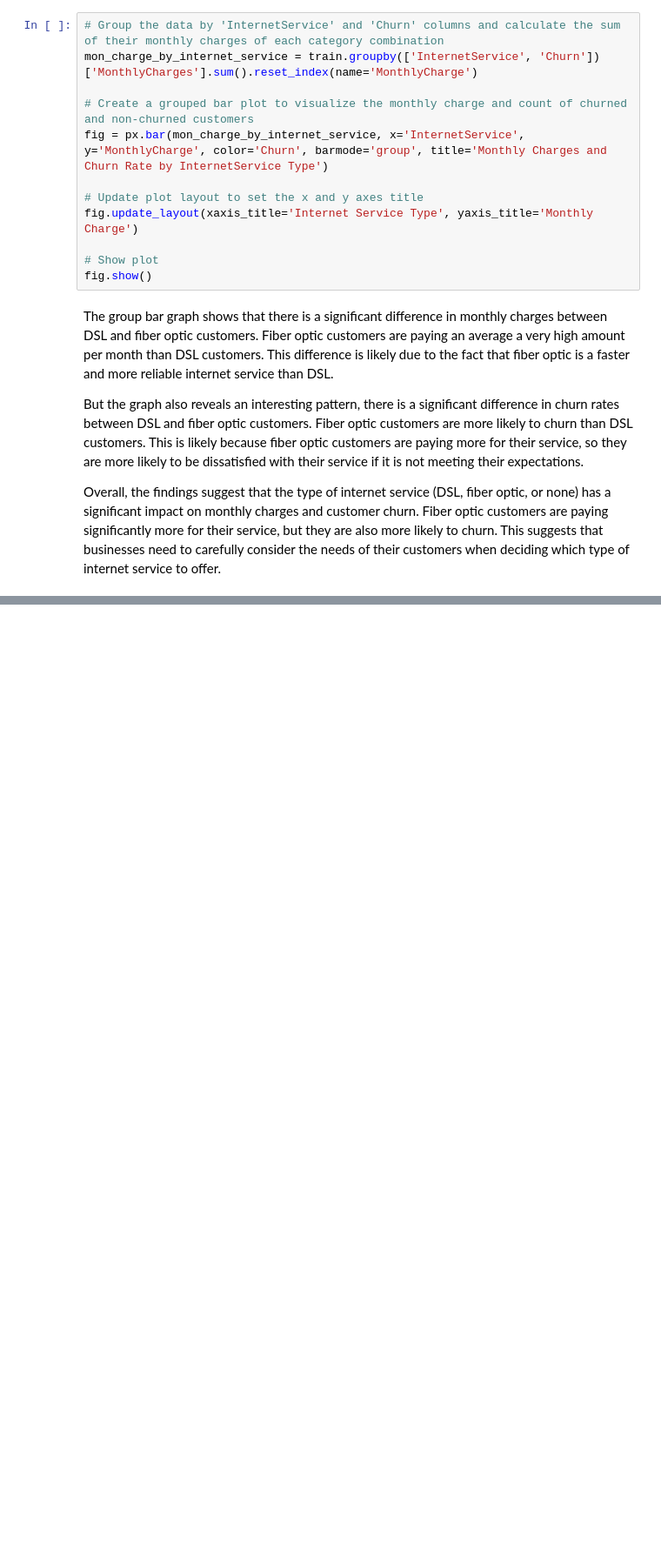
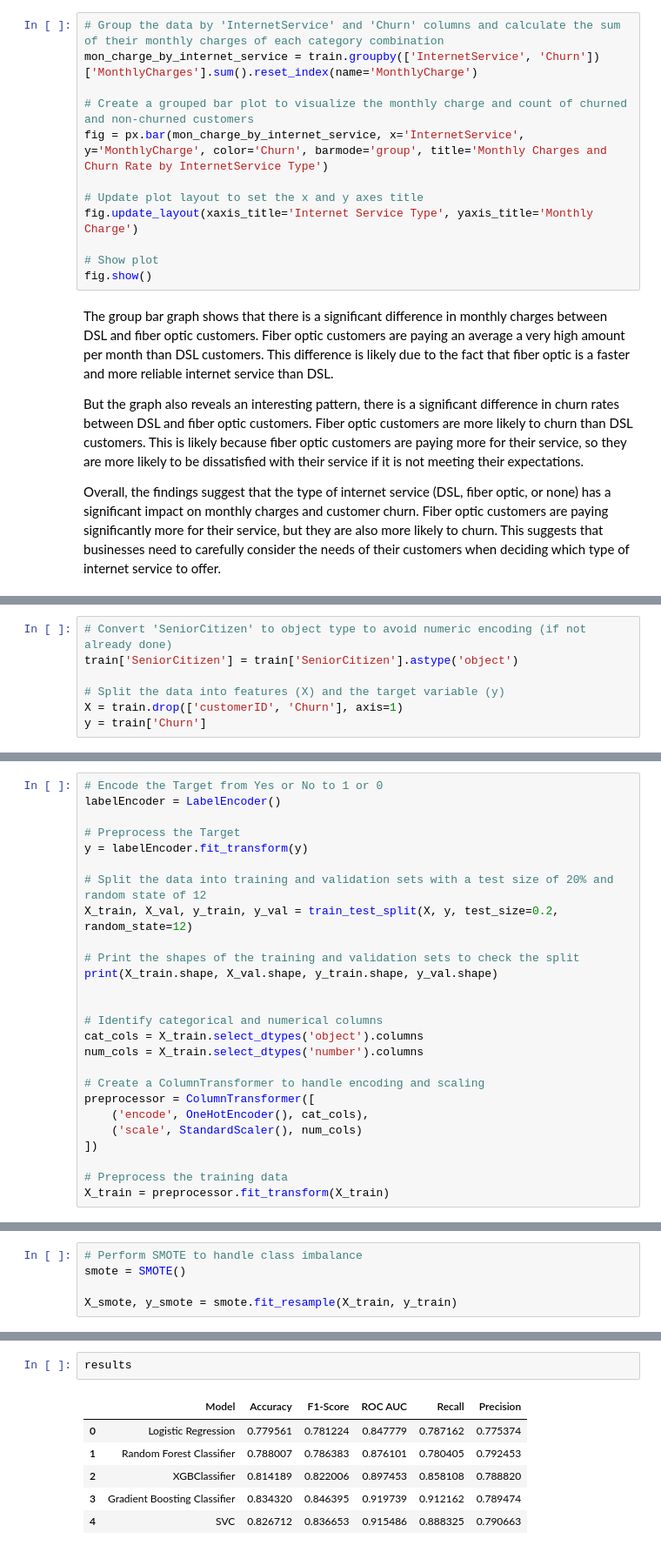
Before and after one commit to snyamson/LP2-Customer-Churn-Machine-Learning-Prediction, a Jupyter notebook: code/lp2 - customer churn classification.ipynb, the cells around one changed output, grey strips where cells are left out. Shown at 87% size. Saved outputs shown, nothing was run; the diff lists cells and outputs as text; blank space fills up the shorter version.

```diff
--- a/code/lp2 - customer churn classification.ipynb
+++ b/code/lp2 - customer churn classification.ipynb
@@ -831,0 +911,7 @@ Overall, the findings suggest that the type of internet service (DSL, fiber opti
+# %%
+# Convert 'SeniorCitizen' to object type to avoid numeric encoding (if not already done)
+train['SeniorCitizen'] = train['SeniorCitizen'].astype('object')
+
+# Split the data into features (X) and the target variable (y)
+X = train.drop(['customerID', 'Churn'], axis=1)
+y = train['Churn']
@@ -831,0 +920,26 @@ Overall, the findings suggest that the type of internet service (DSL, fiber opti
+# %%
+# Encode the Target from Yes or No to 1 or 0
+labelEncoder = LabelEncoder()
+
+# Preprocess the Target
+y = labelEncoder.fit_transform(y)
+
+# Split the data into training and validation sets with a test size of 20% and random state of 12
+X_train, X_val, y_train, y_val = train_test_split(X, y, test_size=0.2, random_state=12)
+
+# Print the shapes of the training and validation sets to check the split
+print(X_train.shape, X_val.shape, y_train.shape, y_val.shape)
+
+
+# Identify categorical and numerical columns
+cat_cols = X_train.select_dtypes('object').columns
+num_cols = X_train.select_dtypes('number').columns
+
+# Create a ColumnTransformer to handle encoding and scaling
+preprocessor = ColumnTransformer([
+    ('encode', OneHotEncoder(), cat_cols),
+    ('scale', StandardScaler(), num_cols)
+])
+
+# Preprocess the training data
+X_train = preprocessor.fit_transform(X_train)
@@ -831,0 +952,5 @@ Overall, the findings suggest that the type of internet service (DSL, fiber opti
+# %%
+# Perform SMOTE to handle class imbalance
+smote = SMOTE()
+
+X_smote, y_smote = smote.fit_resample(X_train, y_train)
@@ -831,0 +1037,9 @@ Overall, the findings suggest that the type of internet service (DSL, fiber opti
+# %%
+results
+# %% [output]
+|  | Model | Accuracy | F1-Score | ROC AUC | Recall | Precision |
+| 0 | Logistic Regression | 0.779561 | 0.781224 | 0.847779 | 0.787162 | 0.775374 |
+| 1 | Random Forest Classifier | 0.788007 | 0.786383 | 0.876101 | 0.780405 | 0.792453 |
+| 2 | XGBClassifier | 0.814189 | 0.822006 | 0.897453 | 0.858108 | 0.788820 |
+| 3 | Gradient Boosting Classifier | 0.834320 | 0.846395 | 0.919739 | 0.912162 | 0.789474 |
+| 4 | SVC | 0.826712 | 0.836653 | 0.915486 | 0.888325 | 0.790663 |
```
Also changed, not shown: parts of 52 cells of this notebook.
